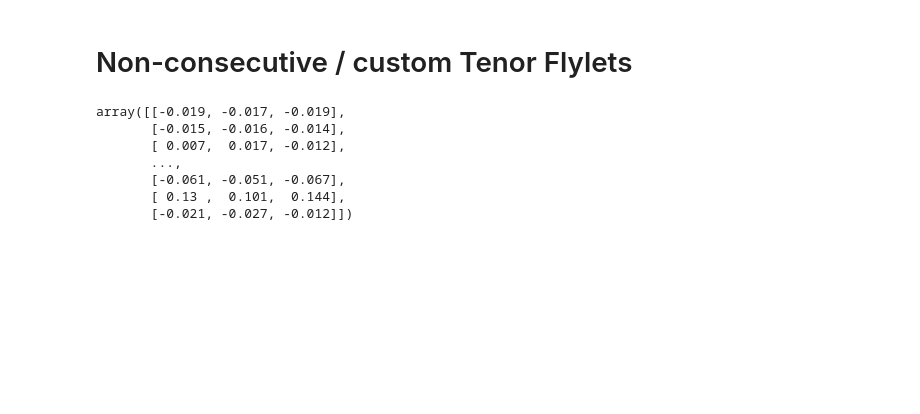
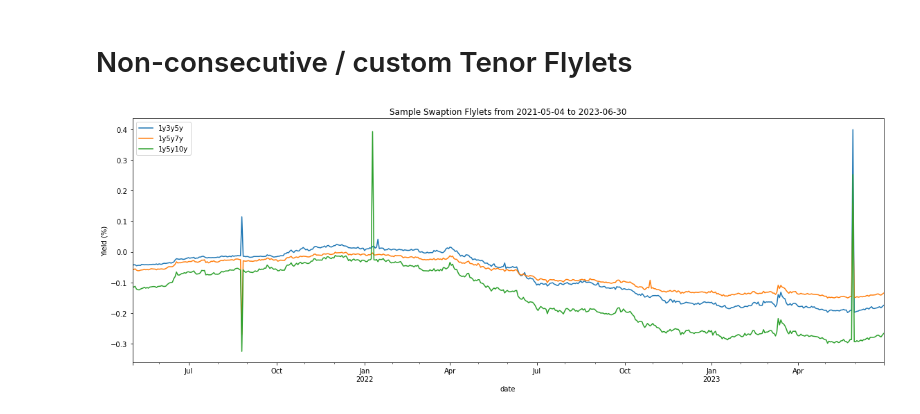
Before and after one commit to diegodalvarez/PCAFlylet, a Jupyter notebook: model.ipynb, the cells around one changed output. Saved outputs shown, nothing was run; the diff lists cells and outputs as text; code cells hidden in the pictures; blank space fills up the shorter version.

```diff
--- a/model.ipynb
+++ b/model.ipynb
@@ -695,49 +680,3 @@ make_flylet(df_swaptions)
-# %%
-
-
-def make_flylet(
-    lower_wing: pd.Series,
-    body: pd.Series,
-    upper_wing: pd.Series) -> pd.DataFrame:
-
-    df_combined = (lower_wing.to_frame().reset_index().merge(
-        right = body.to_frame().reset_index(),
-        how = "inner",
-        on = ["date"]).
-        merge(
-            right = upper_wing.to_frame().reset_index(),
-            how = "inner",
-            on = ["date"]).
-        melt(id_vars = "date").
-        groupby("variable").
-        apply(_difference).
-        pivot(index = "date", columns = "variable", values = "value").
-        dropna())
-
-    df_matrix = (df_combined.reset_index(
-        drop = True).
-        to_numpy())
-
-    pca = PCA(n_components = 2)
-    pca_fit = pca.fit(df_matrix)
-    eigenvectors = pca_fit.components_
-    pc1, pc2 = eigenvectors[0], eigenvectors[1]
-    orthogonal_vector = np.cross(pc1[i-1:i+2], pc2[i-1:i+2])
-
-
-
-make_flylet(
-    lower_wing = df_swaptions["7y"],
-    body = df_swaptions["10y"],
-    upper_wing = df_swaptions["15y"])
-# %% [output]
-array([[-0.019, -0.017, -0.019],
-       [-0.015, -0.016, -0.014],
-       [ 0.007,  0.017, -0.012],
-       ...,
-       [-0.061, -0.051, -0.067],
-       [ 0.13 ,  0.101,  0.144],
-       [-0.021, -0.027, -0.012]])
 # %%
 df_swaptions = (df_tenors.query(
     "sec_type == 'swaption'").
@@ -746,0 +736,26 @@ df_swaptions = (df_tenors.query(
+# %%
+flylet1_weight, flylet1_rate = get_flylets(
+    df = df_swaptions, lower_wing = "1y", body = "3y", upper_wing = "5y")
+
+flylet2_weight, flylet2_rate = get_flylets(
+    df = df_swaptions, lower_wing = "1y", body = "5y", upper_wing = "7y")
+
+flylet3_weight, flylet3_rate = get_flylets(
+    df = df_swaptions, lower_wing = "1y", body = "5y", upper_wing = "10y")
+
+df_combined = (flylet1_rate.reset_index().merge(
+    right = flylet2_rate.reset_index(), how = "inner", on = ["date"]).
+    merge(right = flylet3_rate.reset_index(), how = "inner", on = ["date"]).
+    set_index("date"))
+# %%
+df_combined.plot(
+    ylabel = "Yield (%)",
+    figsize = (16, 6),
+    title = "Sample Swaption Flylets from {} to {}".format(
+        df_combined.index.min().date(),
+        df_combined.index.max().date()))
+
+plt.tight_layout()
+plt.show()
+# %% [output]
+[figure, added]
```
Also changed, not shown: parts of 2 cells of this notebook.
